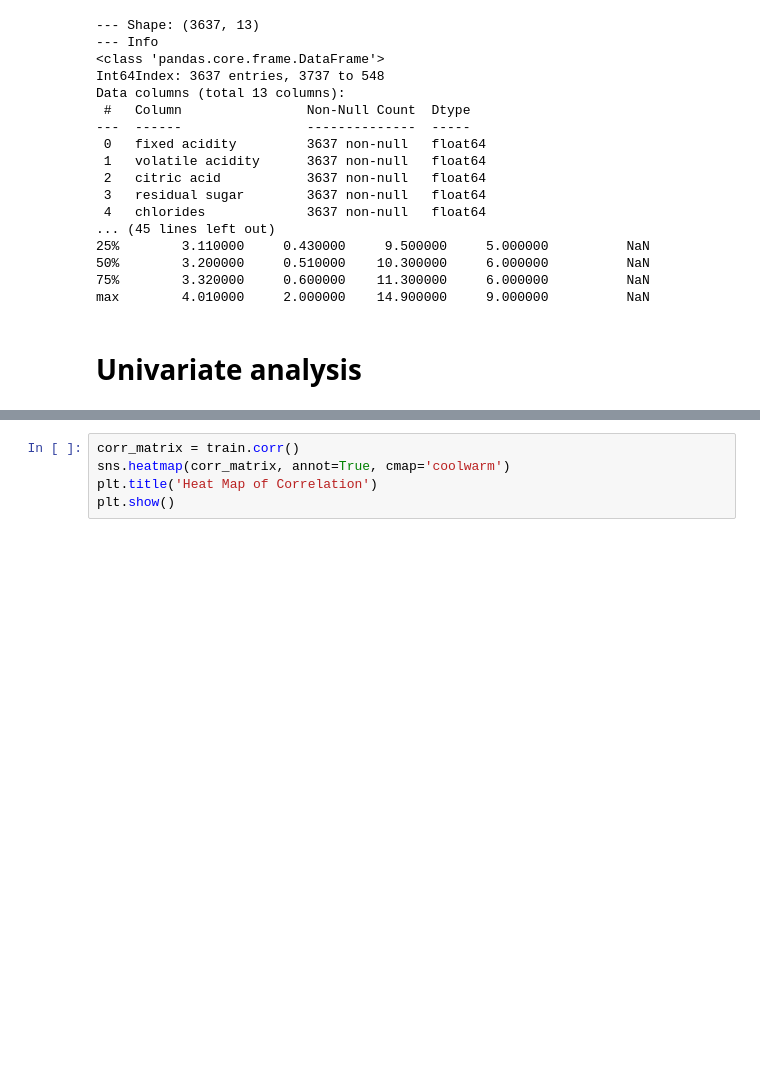
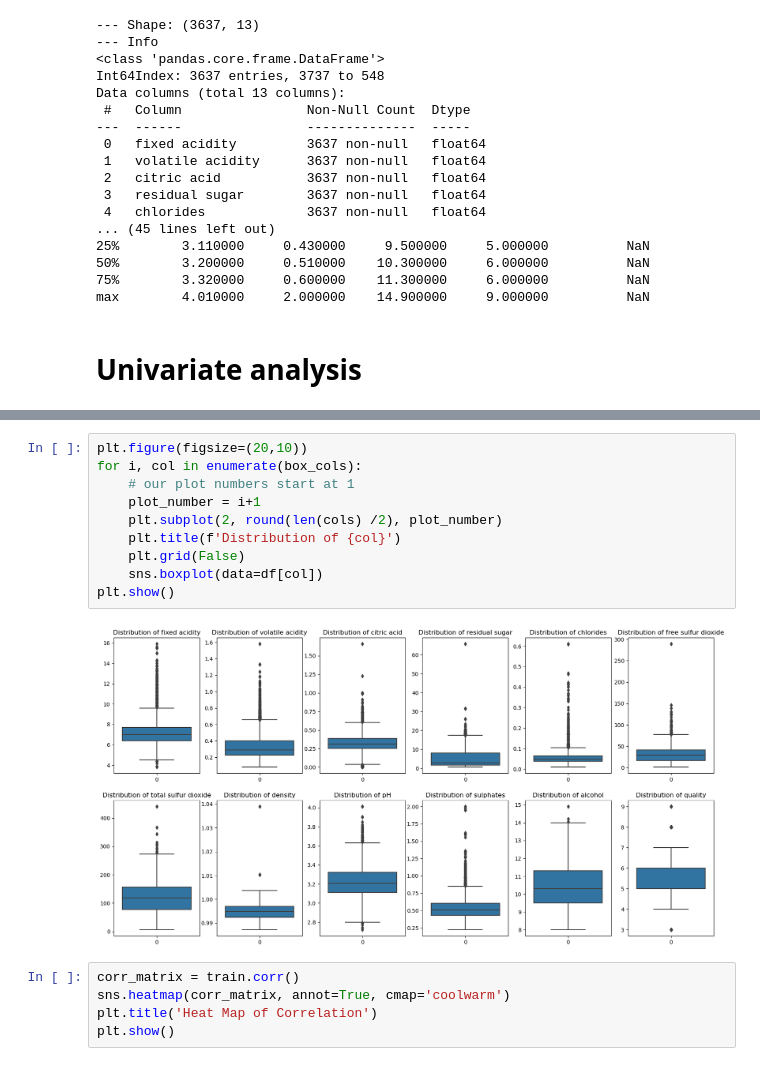
Before and after one commit to Wine-qualitity/wine-qualitiy-model, a Jupyter notebook: exploration.ipynb, the cells around one changed output, grey strips where cells are left out. Cells and saved outputs as stored; diff of their text form; blank space fills up the shorter version.

```diff
--- a/exploration.ipynb
+++ b/exploration.ipynb
@@ -60,3 +57,15 @@ for col in df.columns[:-1]:
+# %%
+plt.figure(figsize=(20,10))
+for i, col in enumerate(box_cols):
+    # our plot numbers start at 1
+    plot_number = i+1
+    plt.subplot(2, round(len(cols) /2), plot_number)
+    plt.title(f'Distribution of {col}')
+    plt.grid(False)
+    sns.boxplot(data=df[col])
+plt.show()
+# %% [output]
+[figure, added]
 # %%
 corr_matrix = train.corr()
 sns.heatmap(corr_matrix, annot=True, cmap='coolwarm')
```
Also changed, not shown: parts of 3 cells of this notebook.
